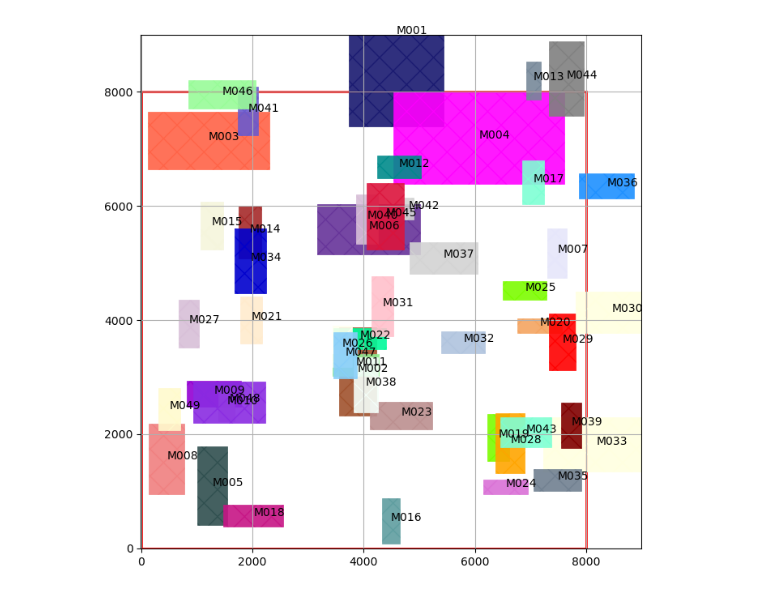
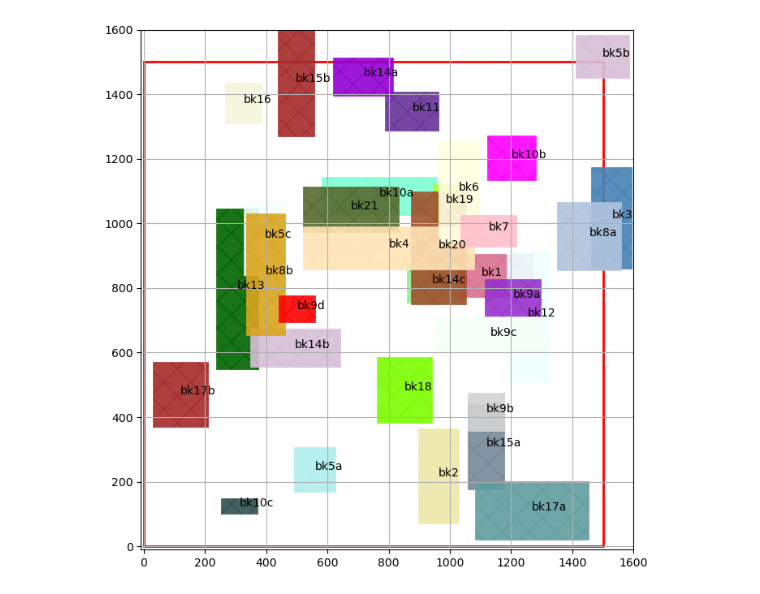
Before and after one commit to TiMo3654/abf, a Jupyter notebook: yal_read_test.ipynb, the cells around one changed output. Drawn from its saved outputs; the diff is of its cells as text; code cells hidden in the pictures.

```diff
--- a/yal_read_test.ipynb
+++ b/yal_read_test.ipynb
@@ -11,9 +11,9 @@ from multiprocess.pool import ThreadPool
 # %%
 import yal
 
-#modules = yal.read('./yal_files/ami33.yal')
+modules = yal.read('./yal_files/ami33.yal')
 
-modules = yal.read('./yal_files/ami49.yal')
+#modules = yal.read('./yal_files/ami49.yal')
 
 participants = yal.util.as_participants(modules)
 
@@ -27,18 +27,18 @@ for participant in participants[:-1]:
 # %%
 layout_zone = {"xmin"   : 0,
                "ymin"   : 0,
-               "width"  : 8000,
-               "height" : 8000}
+               "width"  : 1500,     #8000
+               "height" : 1500}     #8000
 
 conciliation_quota  = 0.5
 
 critical_amount     = 100
 
 p   = random_place_mcnc(participants, layout_zone, 666)
 
-a = plot_participants(layout_zone, p, 9000, 9000)
+a = plot_participants(layout_zone, p, 1600, 1600)
 # %% [output]
-[figure, old version]
+[figure, new version]
 # %%
 participants            = determine_initial_conditions(p, layout_zone, conciliation_quota, critical_amount)
 # %%
```
Also changed, not shown: parts of 2 cells of this notebook, 3 other files.
